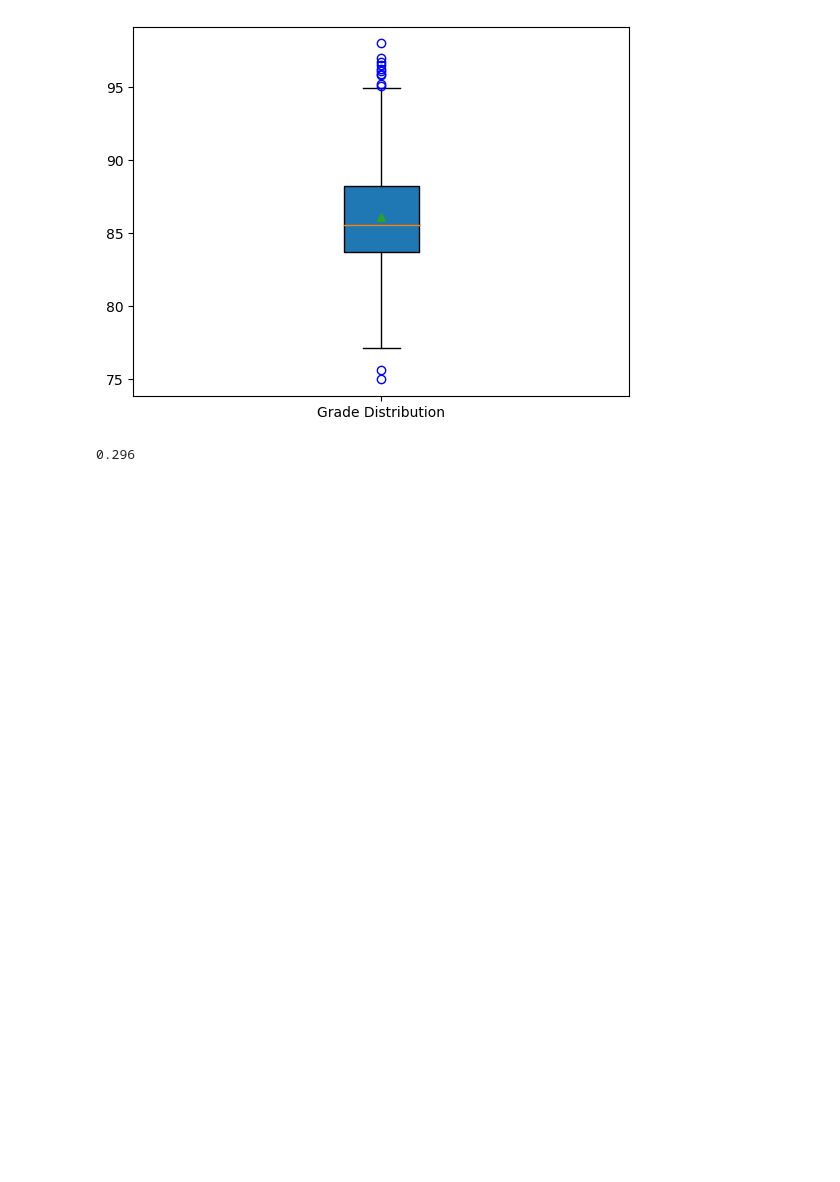
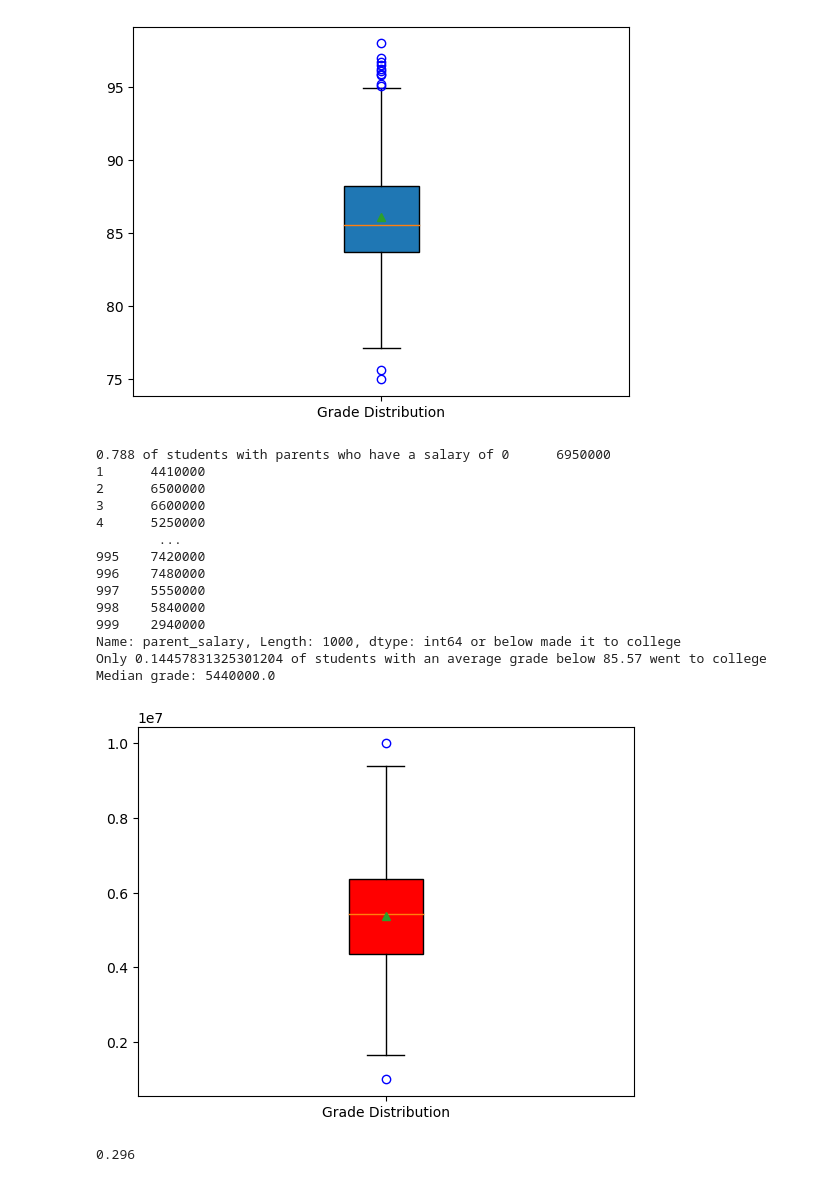
Before and after one commit to torin-anderson/Current-State-of-Tertiary-Education-Report, a Jupyter notebook: final_q3.ipynb, the cells around one changed output. Cells and saved outputs as stored; diff of their text form; code cells hidden in the pictures; blank space fills up the shorter version.

Commit message:
Add parent salary distribution

```diff
--- a/final_q3.ipynb
+++ b/final_q3.ipynb
@@ -94,6 +94,44 @@ print("Median grade:", round(avg_grade_median, 4))
 Only 28% of students with an average grade below 85.57 went to college
 Median grade: 85.575
 [figure]
+# %%
+avg_salary = col_interest['parent_salary']
+will_college = col_interest['will_go_to_college']
+
+
+avg_salary_median = col_interest['parent_salary'].median()
+
+avg_q1 = col_interest.loc[avg_salary < avg_salary.quantile(0.25)]
+avg_q3 = col_interest.loc[avg_salary > avg_salary.quantile(0.75)]
+
+avg_q1_freq = avg_q1['will_go_to_college'].sum() / len(avg_q1['will_go_to_college'])
+avg_q3_freq = avg_q3['will_go_to_college'].sum() / len(avg_q3['will_go_to_college'])
+
+# print(avg_q1['will_go_to_college'].sum() / len(avg_q1['will_go_to_college']))
+# print(avg_q3['will_go_to_college'].sum() / len(avg_q3['will_go_to_college']))
+
+
+plt.boxplot(avg_salary, showmeans=True, labels=['Grade Distribution'], patch_artist=True, boxprops=dict(facecolor="red"),flierprops=dict(color='blue', markeredgecolor='blue'))
+
+print(f"{avg_q3_freq} of students with parents who have a salary of {avg_salary} or below made it to college")
+print(f"Only {avg_q1_freq} of students with an average grade below 85.57 went to college")
+print("Median grade:", round(avg_salary_median, 4))
+# %% [output]
+0.788 of students with parents who have a salary of 0      6950000
+1      4410000
+2      6500000
+3      6600000
+4      5250000
+        ...
+995    7420000
+996    7480000
+997    5550000
+998    5840000
+999    2940000
+Name: parent_salary, Length: 1000, dtype: int64 or below made it to college
+Only 0.14457831325301204 of students with an average grade below 85.57 went to college
+Median grade: 5440000.0
+[figure, added]
 # %%
 # What is the likelihood of a persons interest related to them going to college
 interested = col_interest.loc[col_interest['interest'].isin(['Very Interested','Less Interested', 'Interested'])]['will_go_to_college'].sum() / len(col_interest)
```
Also changed, not shown: parts of 1 cell of this notebook.
